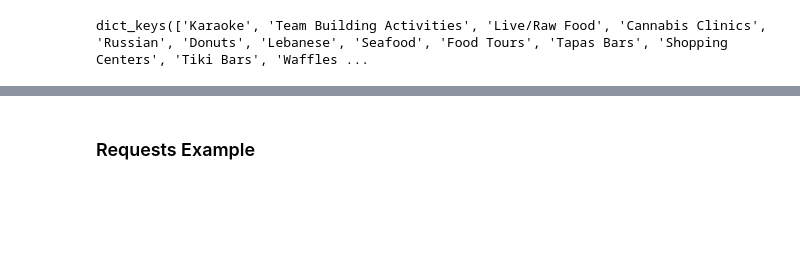
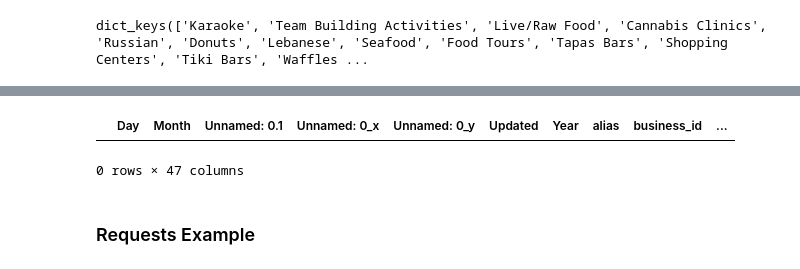
Before and after one commit to TinaBBB/iNAGO_RecSys, a Jupyter notebook: Yelp_data_exploration/KNN_TrtData_Critiquing_API_V2.ipynb, the cells around one changed output, grey strips where cells are left out. Saved outputs shown, nothing was run; the diff lists cells and outputs as text; code cells hidden in the pictures; blank space fills up the shorter version.

```diff
--- a/Yelp_data_exploration/KNN_TrtData_Critiquing_API_V2.ipynb
+++ b/Yelp_data_exploration/KNN_TrtData_Critiquing_API_V2.ipynb
@@ -1985,3 +1179,8 @@ NameError: name 'recommendIndex' is not defined
+# %%
+df[df['business_num_id']=='4481']
+# %% [output]
+|  | Day | Month | Unnamed: 0.1 | Unnamed: 0_x | Unnamed: 0_y | Updated | Year | alias | business_id | ... |
+0 rows × 47 columns
 # %%
 current_user_item_predict
 # %%
```
Also changed, not shown: parts of 12 cells of this notebook, 1 other file.
